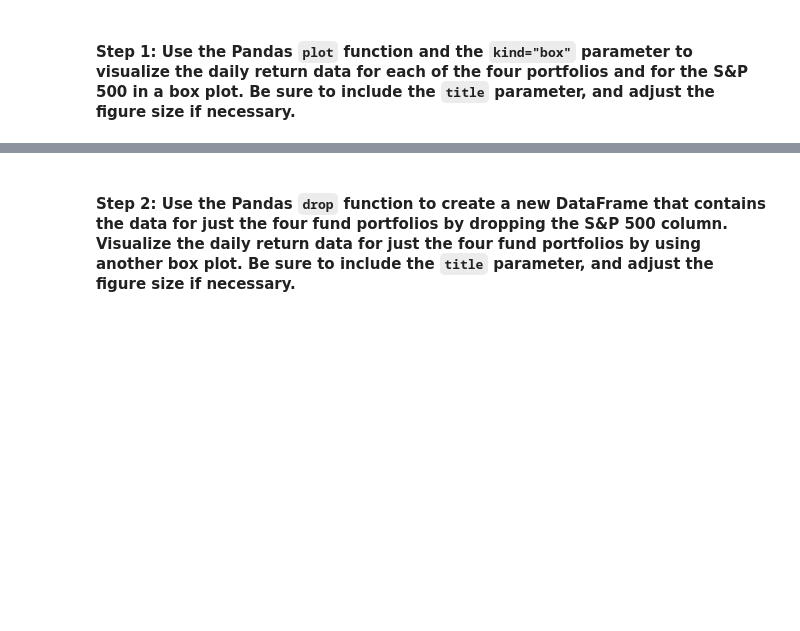
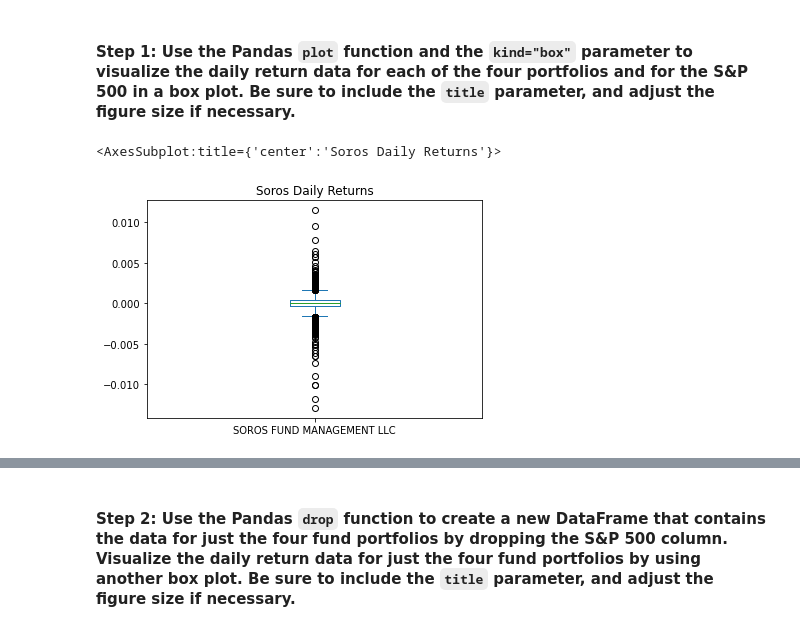
Before and after one commit to jblidell/Challenge_4, a Jupyter notebook: Starter_Code/risk_return_analysis.ipynb, the cells around one changed output, grey strips where cells are left out. Drawn from its saved outputs; the diff is of its cells as text; code cells hidden in the pictures; blank space fills up the shorter version.

```diff
--- a/Starter_Code/risk_return_analysis.ipynb
+++ b/Starter_Code/risk_return_analysis.ipynb
@@ -184,4 +200,8 @@ Analyze the volatility of each of the four fund portfolios and of the S&P 500 In
 # %%
 # Use the daily return data to create box plots to visualize the volatility of the 4 funds and the S&P 500
 # Include a title parameter and adjust the figure size
-# YOUR CODE HERE
+soros_df = whale_df_daily.loc[:, 'SOROS FUND MANAGEMENT LLC']
+soros_df.plot(kind="box", title="Soros Daily Returns")
+# %% [output]
+<AxesSubplot:title={'center':'Soros Daily Returns'}>
+[figure, added]
```
Also changed, not shown: parts of 10 cells of this notebook.
